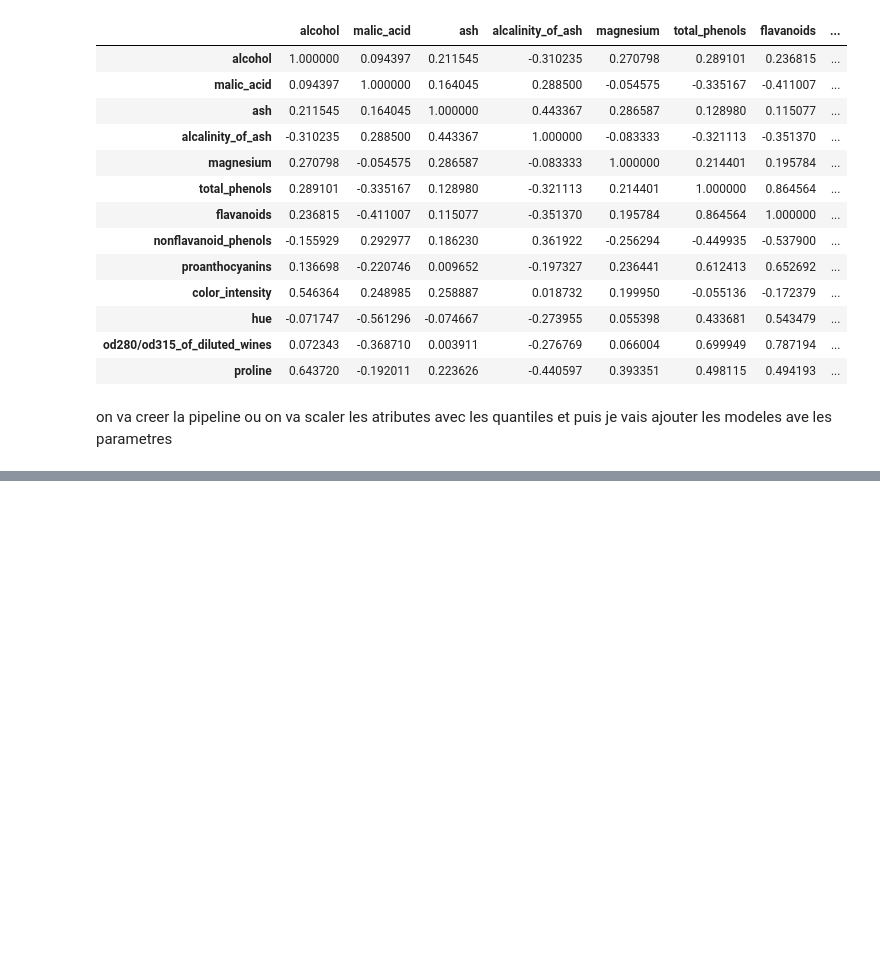
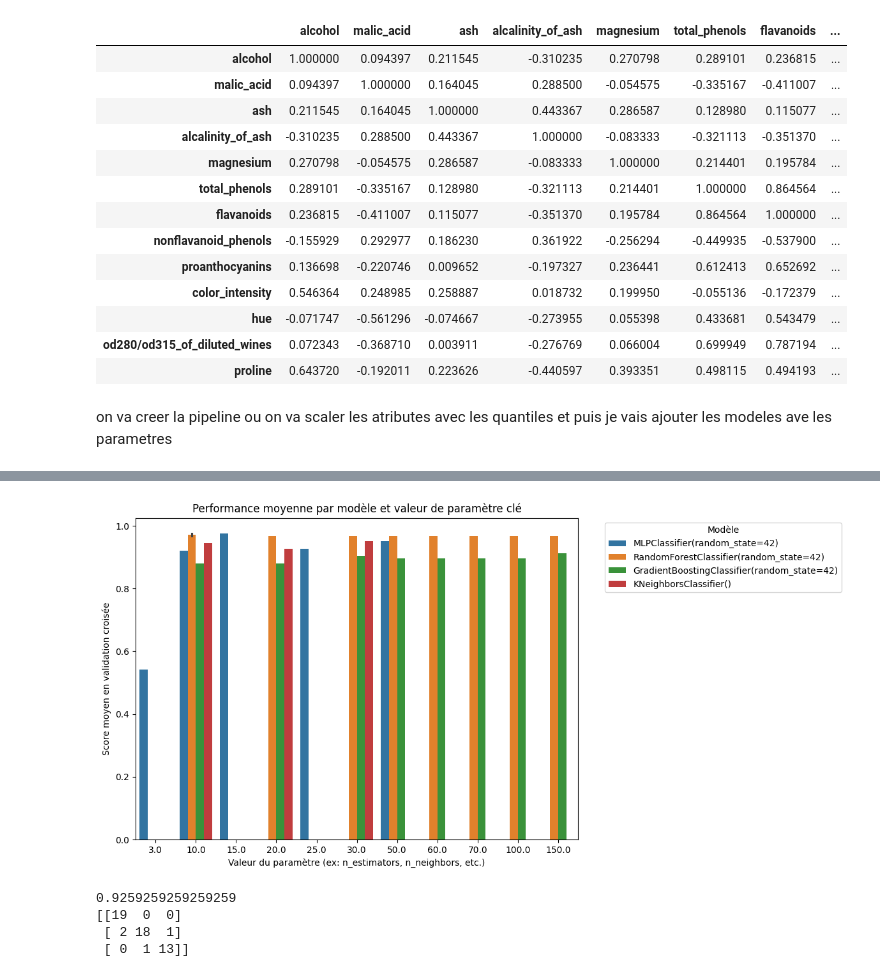
Before and after one commit to Psoro77/Learning-python-journey-, a Jupyter notebook: sklearn-test/wine.ipynb, the cells around one changed output, grey strips where cells are left out. Saved outputs shown, nothing was run; the diff lists cells and outputs as text; code cells hidden in the pictures; blank space fills up the shorter version.

Commit message:
finishing the wine prediction model

```diff
--- a/sklearn-test/wine.ipynb
+++ b/sklearn-test/wine.ipynb
@@ -82 +85,9 @@ paragrid= [
 ]
+# %%
+modsearch= GridSearchCV(
+    pipe,
+    param_grid= paragrid,
+    cv=8,
+    n_jobs=-1
+)
+modsearch.fit(Xtrain, ytrain)
@@ -82,0 +112,4 @@ paragrid= [
+# %%
+dfresult= pd.DataFrame(modsearch.cv_results_)
+print(modsearch.best_estimator_)
+dfresult
@@ -82,0 +138,54 @@ paragrid= [
+# %%
+# plotter les resultat
+# Convertir param_model en string pour l'affichage
+dfresult['model_name'] = dfresult['param_model'].astype(str)
+
+# Créer une figure
+plt.figure(figsize=(12, 6))
+
+# Créer une colonne 'param_value' selon le modèle
+def get_param_value(row):
+    if 'RandomForest' in row['model_name']:
+        return row.get('param_model__n_estimators', None)
+    elif 'GradientBoosting' in row['model_name']:
+        return row.get('param_model__n_estimators', None)
+    elif 'KNeighbors' in row['model_name']:
+        return row.get('param_model__n_neighbors', None)
+    elif 'MLPClassifier' in row['model_name']:
+        return row.get('param_model__hidden_layer_sizes', None)
+    else:
+        return None
+
+dfresult['param_value'] = dfresult.apply(get_param_value, axis=1)
+
+# Nettoyage des valeurs de type tuple pour affichage
+dfresult['param_value'] = dfresult['param_value'].apply(lambda x: x if not isinstance(x, tuple) else x[0])
+
+# Supprimer les lignes sans param_value (ex : si vide)
+df_filtered = dfresult.dropna(subset=['param_value'])
+
+# Tracer l'histogramme groupé
+sns.barplot(
+    data=df_filtered,
+    x='param_value',
+    y='mean_test_score',
+    hue='model_name'
+)
+
+plt.title('Performance moyenne par modèle et valeur de paramètre clé')
+plt.xlabel('Valeur du paramètre (ex: n_estimators, n_neighbors, etc.)')
+plt.ylabel('Score moyen en validation croisée')
+plt.legend(title='Modèle', bbox_to_anchor=(1.05, 1), loc='upper left')
+plt.tight_layout()
+plt.show()
+# %% [output]
+[figure, added]
+# %%
+ypredicted= modsearch.predict(Xtest)
+print(accuracy_score(y_true=ytest, y_pred= ypredicted))
+print(confusion_matrix(y_true=ytest, y_pred= ypredicted))
+# %% [output]
+0.9259259259259259
+[[19  0  0]
+ [ 2 18  1]
+ [ 0  1 13]]
```
Also changed, not shown: parts of 4 cells of this notebook.
